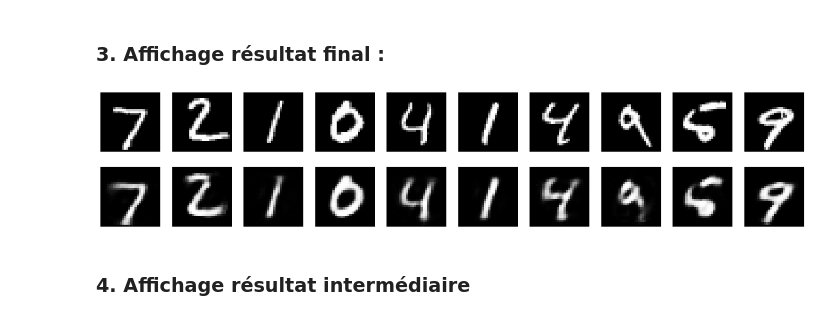
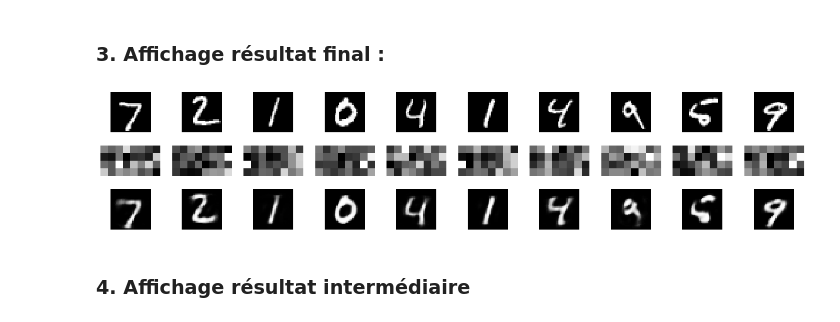
Before and after one commit to rgear/projet_BE, a Jupyter notebook: Sequential_autoencoder.ipynb, the cells around one changed output. Saved outputs shown, nothing was run; the diff lists cells and outputs as text; code cells hidden in the pictures.

```diff
--- a/Sequential_autoencoder.ipynb
+++ b/Sequential_autoencoder.ipynb
@@ -99,4 +103,5 @@ Epoch 50/50
 <keras.callbacks.History at 0x...>
 # %%
 autoencoder_imgs = autoencoder.predict(x_test)
+encoder_imgs = encoder.predict(x_test)
 # %% [markdown]
@@ -104,18 +109,26 @@ autoencoder_imgs = autoencoder.predict(x_test)
 # %%
+
 import matplotlib.pyplot as plt
 
 n = 10  # how many digits we will display
 plt.figure(figsize=(20, 4))
 for i in range(n):
     # display original
-    ax = plt.subplot(2, n, i + 1)
+    ax = plt.subplot(3, n, i + 1)
     plt.imshow(x_test[i].reshape(28, 28))
     plt.gray()
     ax.get_xaxis().set_visible(False)
     ax.get_yaxis().set_visible(False)
 
     # display reconstruction
-    ax = plt.subplot(2, n, i + 1 + n)
+    ax = plt.subplot(3, n, i + 1 + n)
+    plt.imshow(encoder_imgs[i].reshape(4, 8))
+    plt.gray()
+    ax.get_xaxis().set_visible(False)
+    ax.get_yaxis().set_visible(False)
+
+    # display reconstruction
+    ax = plt.subplot(3, n, i + 1 + 2*n)
     plt.imshow(autoencoder_imgs[i].reshape(28, 28))
     plt.gray()
     ax.get_xaxis().set_visible(False)
@@ -177,30 +185,38 @@ Epoch 50/50
 <keras.callbacks.History at 0x...>
 # %%
 autoencoder_imgs = autoencoder.predict(x_test)
+encoder_Sparse_imgs = encoder.predict(x_test)
 # %% [markdown]
 ### 3. Affichage résultat final :
 # %%
 
 import matplotlib.pyplot as plt
 
 n = 10  # how many digits we will display
 plt.figure(figsize=(20, 4))
 for i in range(n):
     # display original
-    ax = plt.subplot(2, n, i + 1)
+    ax = plt.subplot(3, n, i + 1)
     plt.imshow(x_test[i].reshape(28, 28))
     plt.gray()
     ax.get_xaxis().set_visible(False)
     ax.get_yaxis().set_visible(False)
 
     # display reconstruction
-    ax = plt.subplot(2, n, i + 1 + n)
+    ax = plt.subplot(3, n, i + 1 + n)
+    plt.imshow(encoder_Sparse_imgs[i].reshape(4, 8))
+    plt.gray()
+    ax.get_xaxis().set_visible(False)
+    ax.get_yaxis().set_visible(False)
+
+    # display reconstruction
+    ax = plt.subplot(3, n, i + 1 + 2*n)
     plt.imshow(autoencoder_imgs[i].reshape(28, 28))
     plt.gray()
     ax.get_xaxis().set_visible(False)
     ax.get_yaxis().set_visible(False)
 plt.show()
 # %% [output]
-[figure, old version]
+[figure, new version]
 # %% [markdown]
 ### 4. Affichage résultat intermédiaire
```
Also changed, not shown: parts of 11 cells of this notebook.
